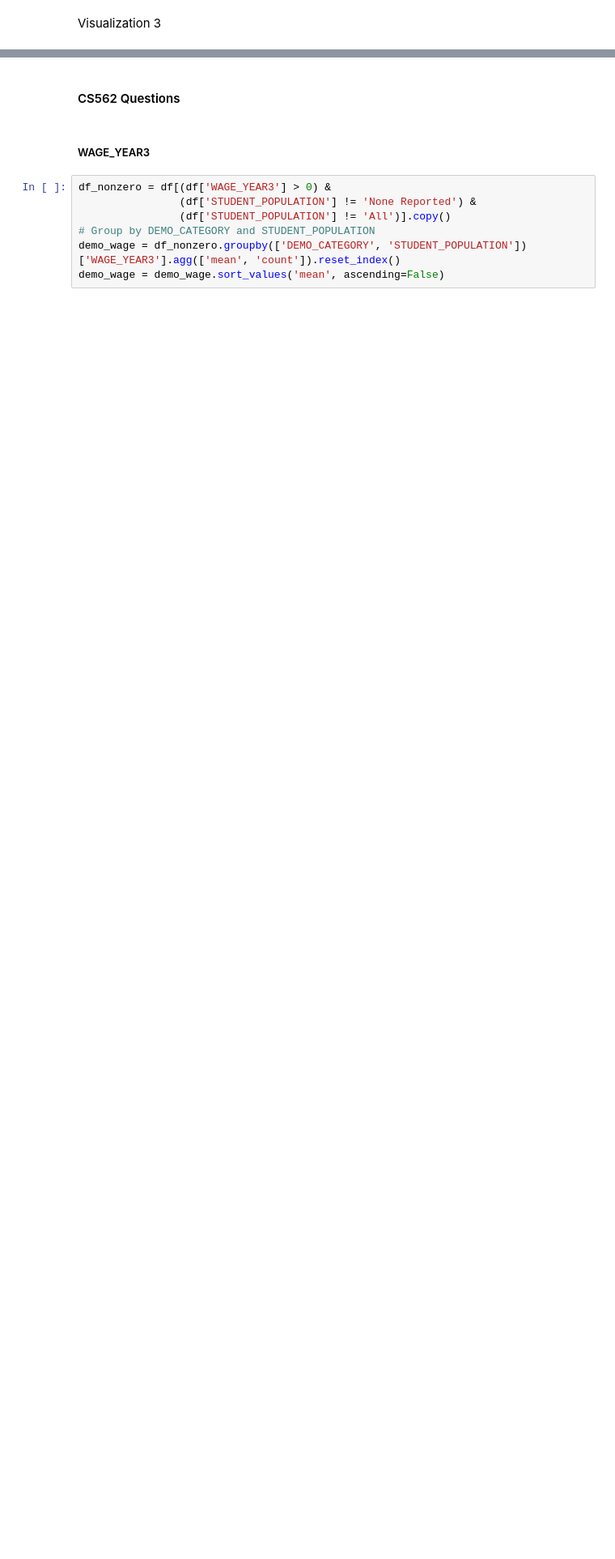
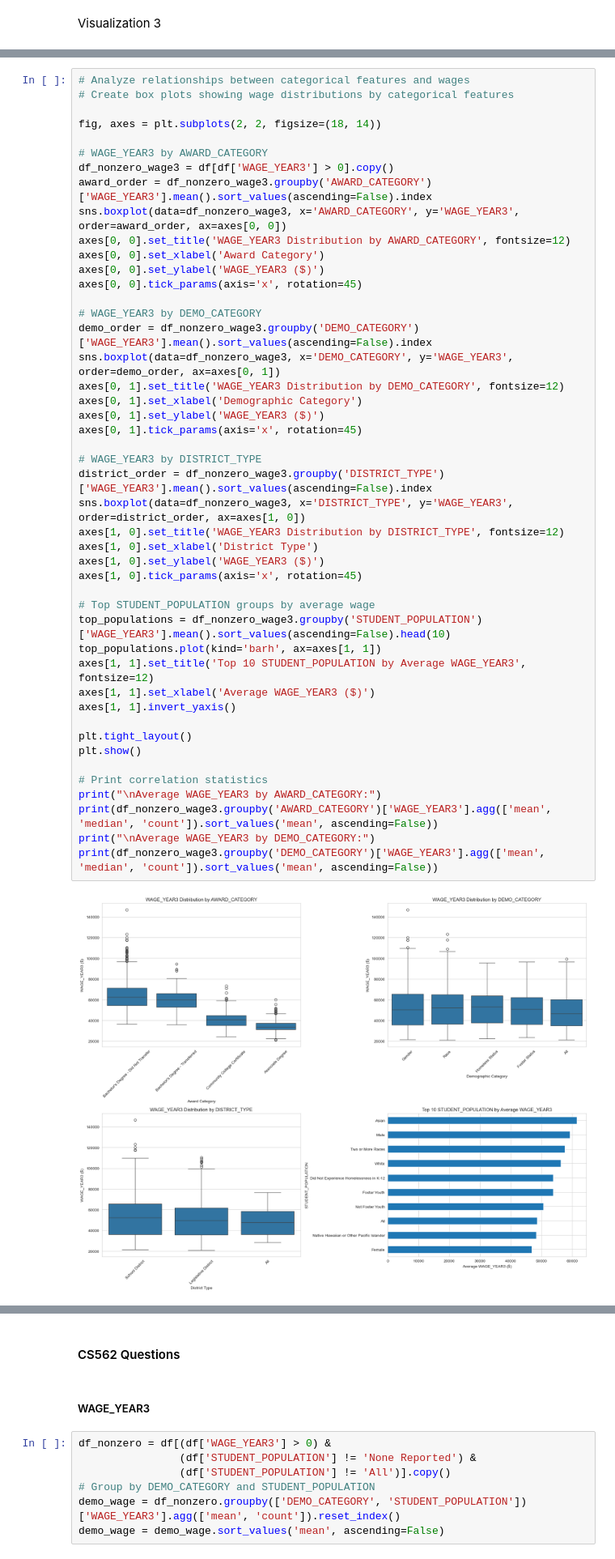
Before and after one commit to USF-AI-Fall-2025/assignment-05-data-challenge-1-LastComrade0, a Jupyter notebook: CS x62 - Assignment 5 - Data Challenge 1.ipynb, the cells around one changed output, grey strips where cells are left out. Shown at 81% size. Cells and saved outputs as stored; diff of their text form; blank space fills up the shorter version.

```diff
--- a/CS x62 - Assignment 5 - Data Challenge 1.ipynb
+++ b/CS x62 - Assignment 5 - Data Challenge 1.ipynb
@@ -198,0 +261,48 @@ plt.show()
+# %%
+# Analyze relationships between categorical features and wages
+# Create box plots showing wage distributions by categorical features
+
+fig, axes = plt.subplots(2, 2, figsize=(18, 14))
+
+# WAGE_YEAR3 by AWARD_CATEGORY
+df_nonzero_wage3 = df[df['WAGE_YEAR3'] > 0].copy()
+award_order = df_nonzero_wage3.groupby('AWARD_CATEGORY')['WAGE_YEAR3'].mean().sort_values(ascending=False).index
+sns.boxplot(data=df_nonzero_wage3, x='AWARD_CATEGORY', y='WAGE_YEAR3', order=award_order, ax=axes[0, 0])
+axes[0, 0].set_title('WAGE_YEAR3 Distribution by AWARD_CATEGORY', fontsize=12)
+axes[0, 0].set_xlabel('Award Category')
+axes[0, 0].set_ylabel('WAGE_YEAR3 ($)')
+axes[0, 0].tick_params(axis='x', rotation=45)
+
+# WAGE_YEAR3 by DEMO_CATEGORY
+demo_order = df_nonzero_wage3.groupby('DEMO_CATEGORY')['WAGE_YEAR3'].mean().sort_values(ascending=False).index
+sns.boxplot(data=df_nonzero_wage3, x='DEMO_CATEGORY', y='WAGE_YEAR3', order=demo_order, ax=axes[0, 1])
+axes[0, 1].set_title('WAGE_YEAR3 Distribution by DEMO_CATEGORY', fontsize=12)
+axes[0, 1].set_xlabel('Demographic Category')
+axes[0, 1].set_ylabel('WAGE_YEAR3 ($)')
+axes[0, 1].tick_params(axis='x', rotation=45)
+
+# WAGE_YEAR3 by DISTRICT_TYPE
+district_order = df_nonzero_wage3.groupby('DISTRICT_TYPE')['WAGE_YEAR3'].mean().sort_values(ascending=False).index
+sns.boxplot(data=df_nonzero_wage3, x='DISTRICT_TYPE', y='WAGE_YEAR3', order=district_order, ax=axes[1, 0])
+axes[1, 0].set_title('WAGE_YEAR3 Distribution by DISTRICT_TYPE', fontsize=12)
+axes[1, 0].set_xlabel('District Type')
+axes[1, 0].set_ylabel('WAGE_YEAR3 ($)')
+axes[1, 0].tick_params(axis='x', rotation=45)
+
+# Top STUDENT_POPULATION groups by average wage
+top_populations = df_nonzero_wage3.groupby('STUDENT_POPULATION')['WAGE_YEAR3'].mean().sort_values(ascending=False).head(10)
+top_populations.plot(kind='barh', ax=axes[1, 1])
+axes[1, 1].set_title('Top 10 STUDENT_POPULATION by Average WAGE_YEAR3', fontsize=12)
+axes[1, 1].set_xlabel('Average WAGE_YEAR3 ($)')
+axes[1, 1].invert_yaxis()
+
+plt.tight_layout()
+plt.show()
+
+# Print correlation statistics
+print("\nAverage WAGE_YEAR3 by AWARD_CATEGORY:")
+print(df_nonzero_wage3.groupby('AWARD_CATEGORY')['WAGE_YEAR3'].agg(['mean', 'median', 'count']).sort_values('mean', ascending=False))
+print("\nAverage WAGE_YEAR3 by DEMO_CATEGORY:")
+print(df_nonzero_wage3.groupby('DEMO_CATEGORY')['WAGE_YEAR3'].agg(['mean', 'median', 'count']).sort_values('mean', ascending=False))
+# %% [output]
+[figure, added]
```
Also changed, not shown: parts of 19 cells of this notebook, 1 other file.
